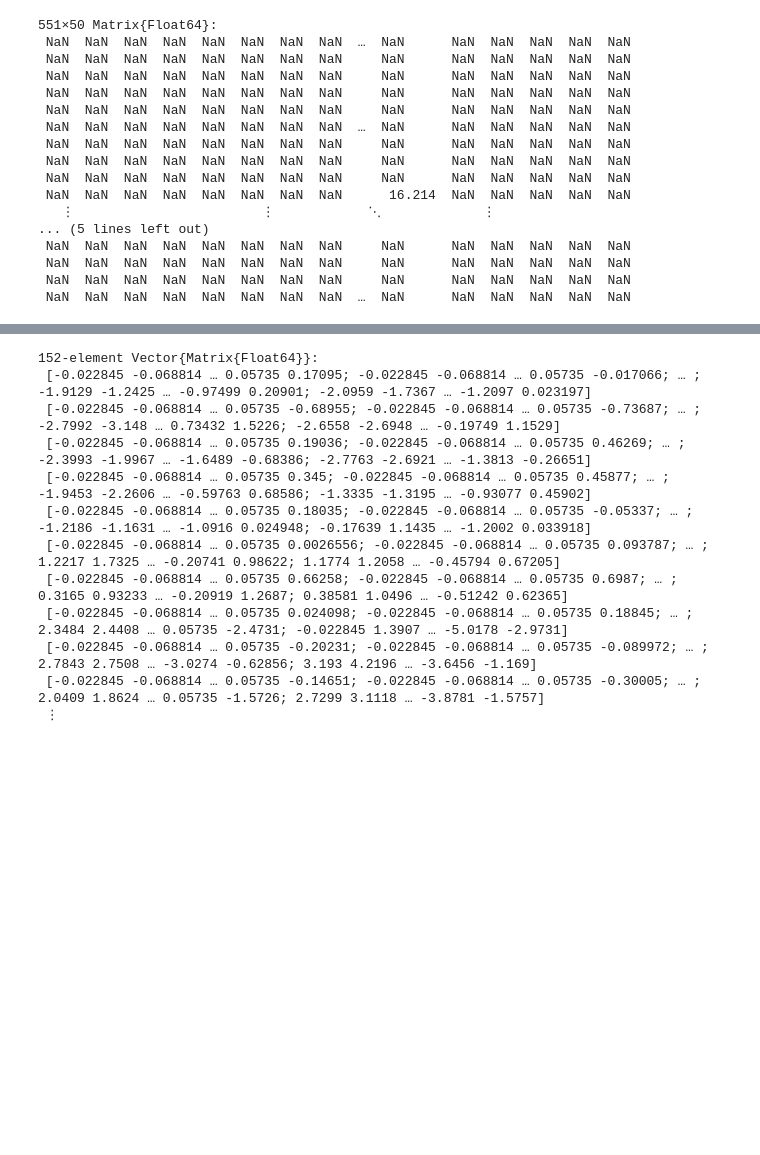
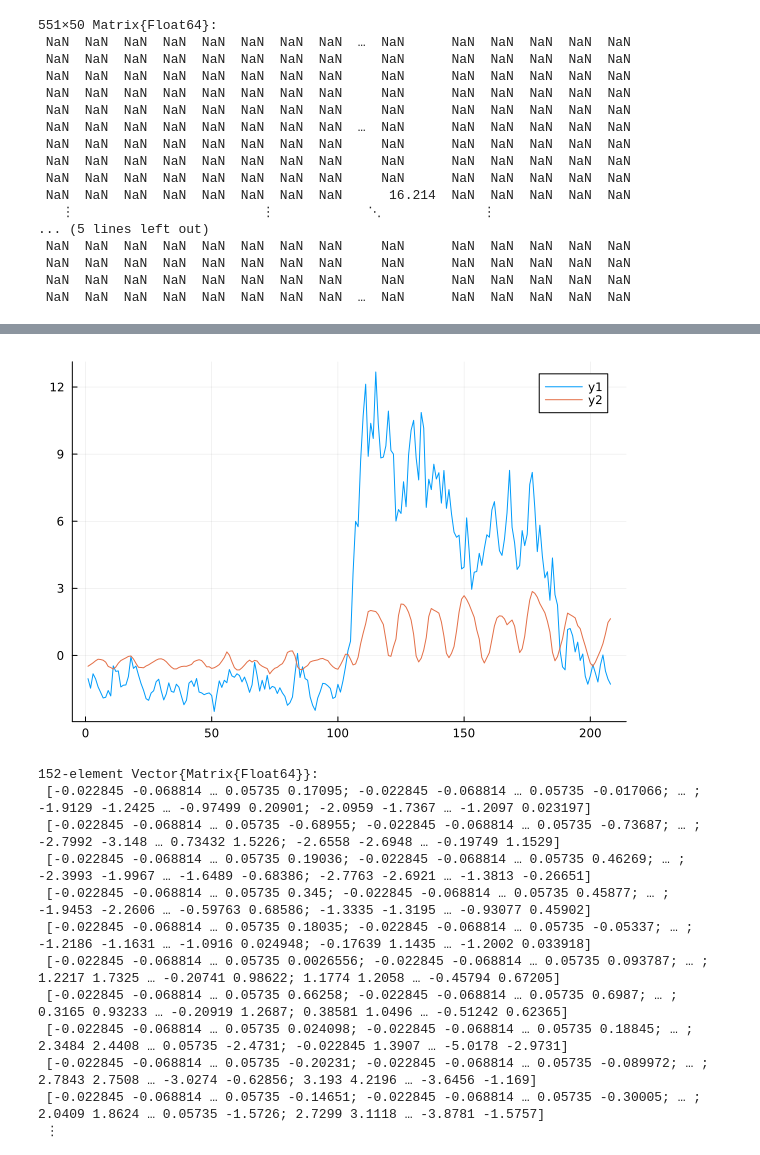
Before and after one commit to ZachLoschin/Encoder_Analysis, a Jupyter notebook: Julia/Switching_Encoder_LickWindow_SingleTrial.ipynb, the cells around one changed output, grey strips where cells are left out. Cells and saved outputs as stored; diff of their text form; code cells hidden in the pictures; blank space fills up the shorter version.

```diff
--- a/Julia/Switching_Encoder_LickWindow_SingleTrial.ipynb
+++ b/Julia/Switching_Encoder_LickWindow_SingleTrial.ipynb
@@ -98,3 +111,9 @@ PCA_P1_R4_Cut = [el[1:end-50, :] for el in PCA_P1_R4_Cut];
+# %%
+trial = 50
+plot(PCA_P1_R1_Cut[trial][:,1])
+plot!(KP_R1_Cut[trial][:,10])
+# %% [output]
+[figure, added]
 # %%
 """
 Remove NaN values
```
Also changed, not shown: parts of 13 cells of this notebook, 4 other files.
